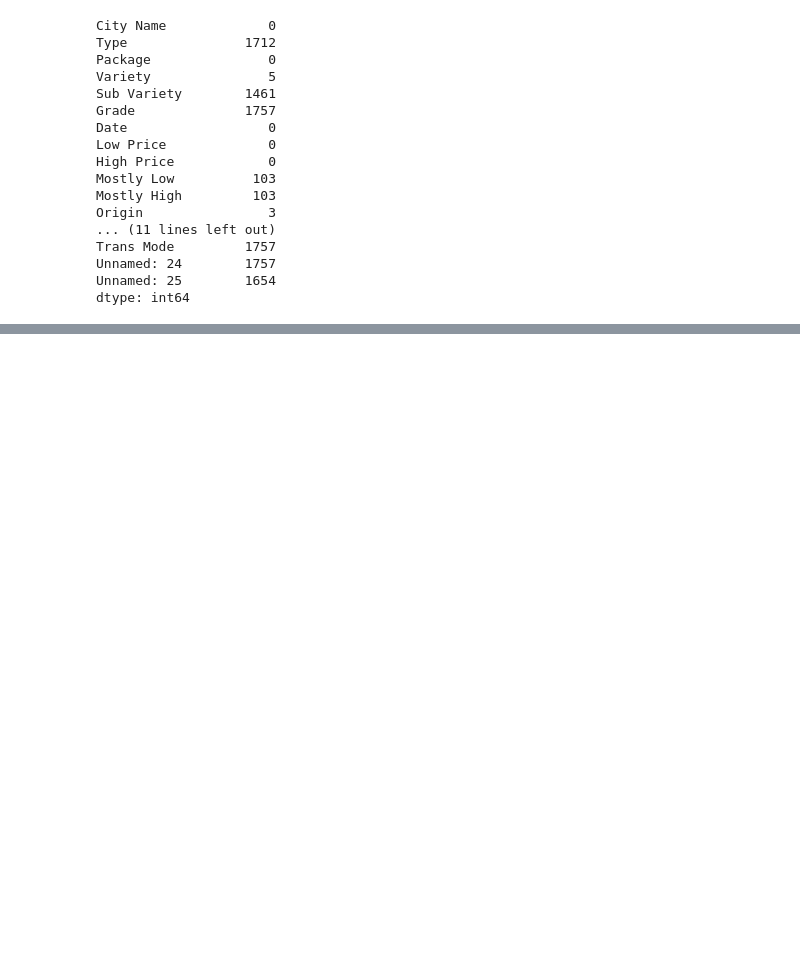
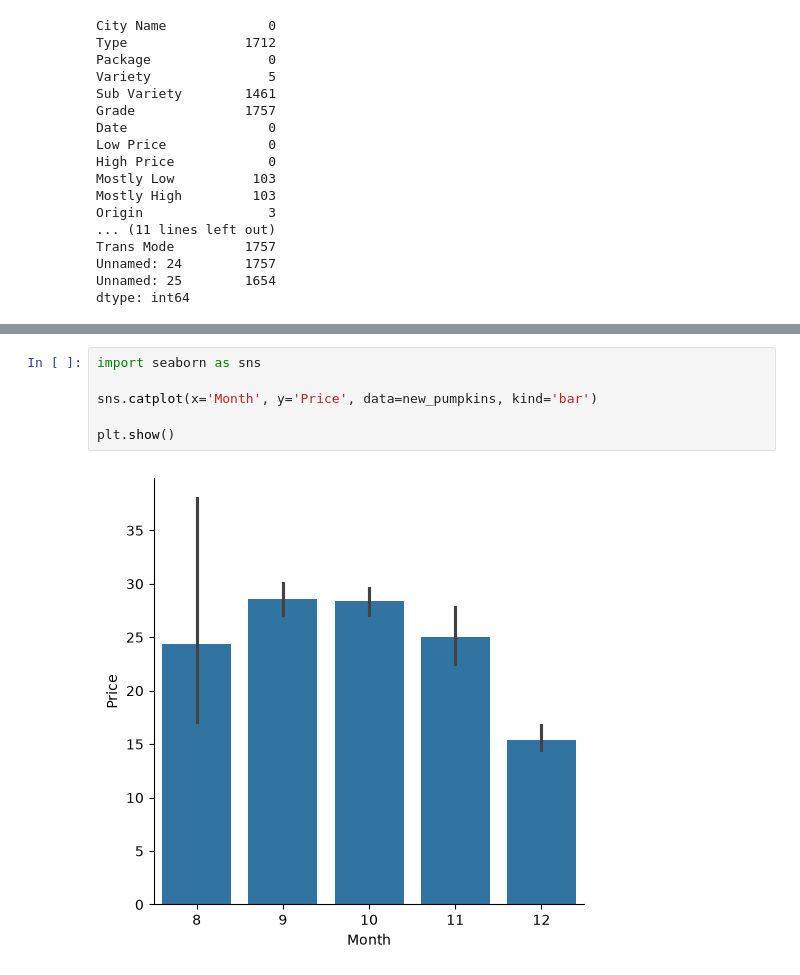
Before and after one commit to Bribrijie/ML-For-Beginners, a Jupyter notebook: translations/zh-CN/2-Regression/2-Data/notebook.ipynb, the cells around one changed output, grey strips where cells are left out. Drawn from its saved outputs; the diff is of its cells as text; blank space fills up the shorter version.

```diff
--- a/translations/zh-CN/2-Regression/2-Data/notebook.ipynb
+++ b/translations/zh-CN/2-Regression/2-Data/notebook.ipynb
@@ -51,0 +277,8 @@ dtype: int64
+# %%
+import seaborn as sns
+
+sns.catplot(x='Month', y='Price', data=new_pumpkins, kind='bar')
+
+plt.show()
+# %% [output]
+[figure, added]
```
Also changed, not shown: parts of 36 cells of this notebook, 2 other files.
